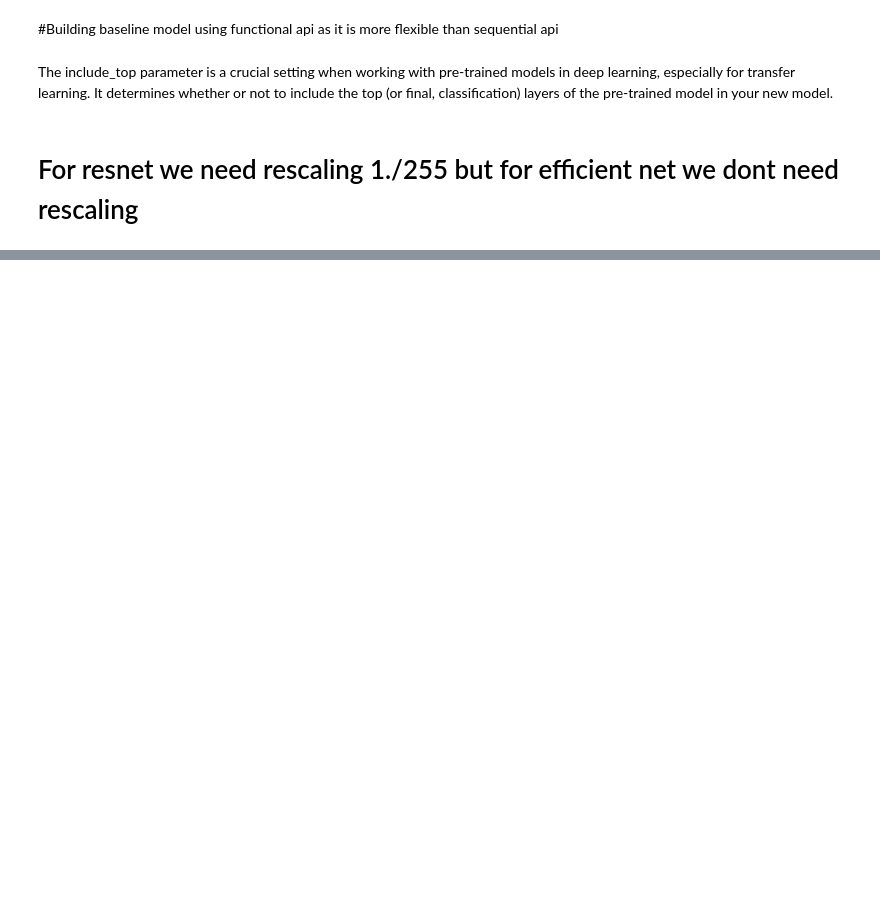
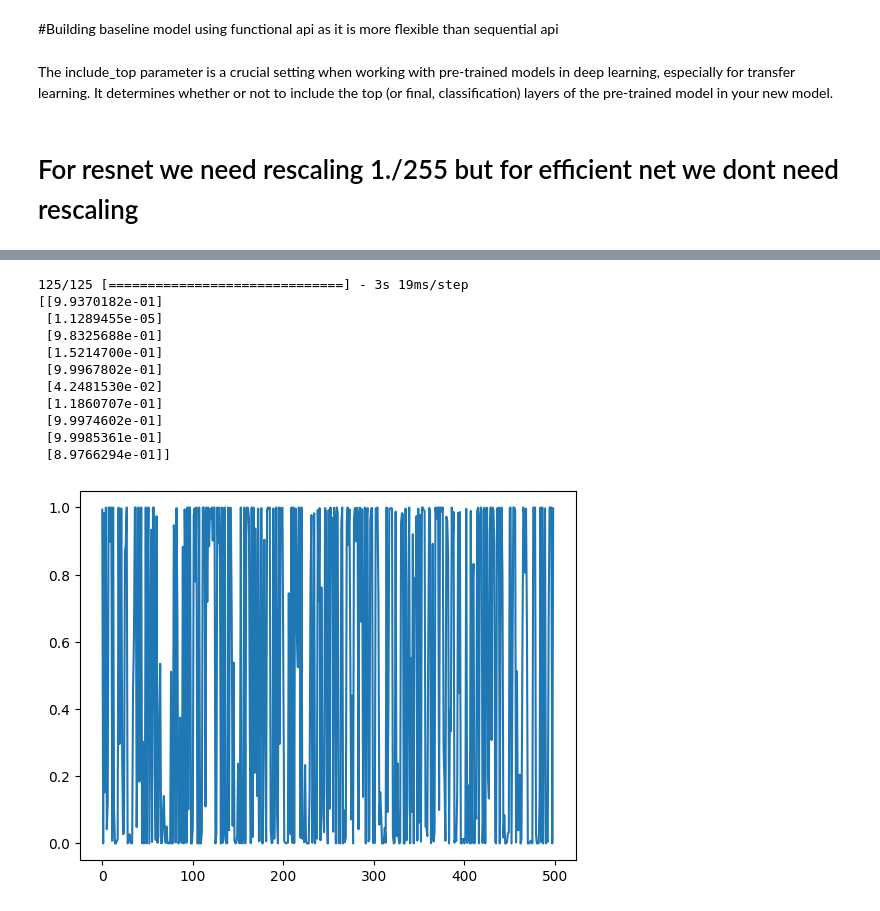
Before and after one commit to vrmaverick/Deepfake_Detection_2.0, a Jupyter notebook: main.ipynb, the cells around one changed output, grey strips where cells are left out. Cells and saved outputs as stored; diff of their text form; code cells hidden in the pictures; blank space fills up the shorter version.

```diff
--- a/main.ipynb
+++ b/main.ipynb
@@ -255,0 +259,21 @@ Epoch 5/5
+# %%
+def prediction(model,data):
+    y_pred = model.predict(test_data)
+    print(y_pred[:10])  # Check first 10 predictions
+    plt.plot(y_pred)
+    return y_pred.mean()
+# %%
+y_pred_mean = prediction(model=model,data=test_data)
+# %% [output]
+125/125 [==============================] - 3s 19ms/step
+[[9.9370182e-01]
+ [1.1289455e-05]
+ [9.8325688e-01]
+ [1.5214700e-01]
+ [9.9967802e-01]
+ [4.2481530e-02]
+ [1.1860707e-01]
+ [9.9974602e-01]
+ [9.9985361e-01]
+ [8.9766294e-01]]
+[figure, added]
```
Also changed, not shown: parts of 56 cells of this notebook.
